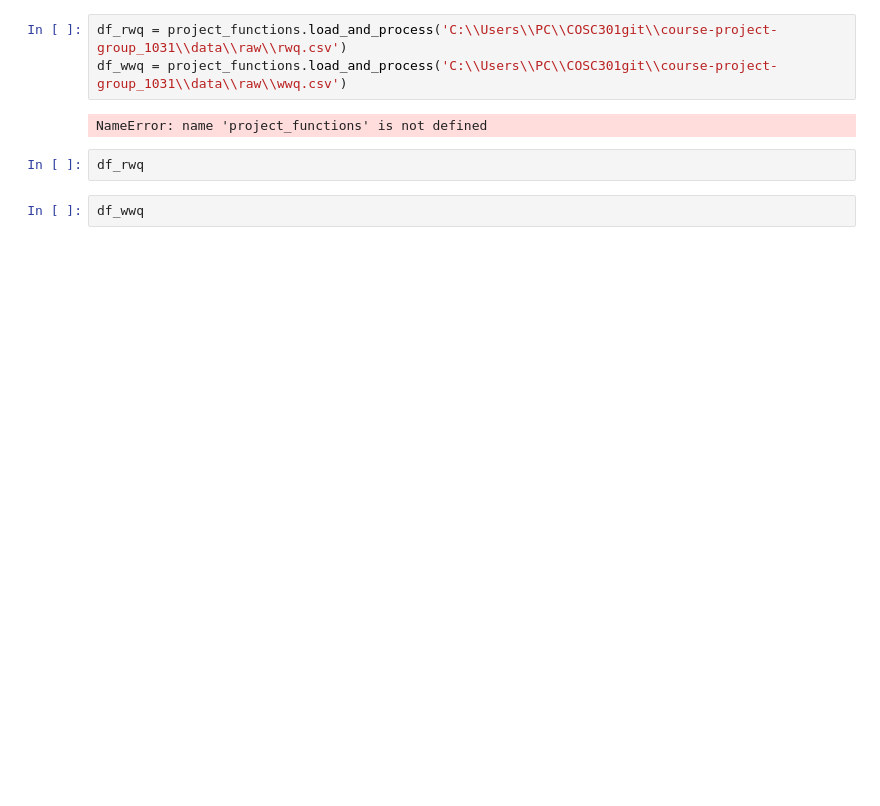
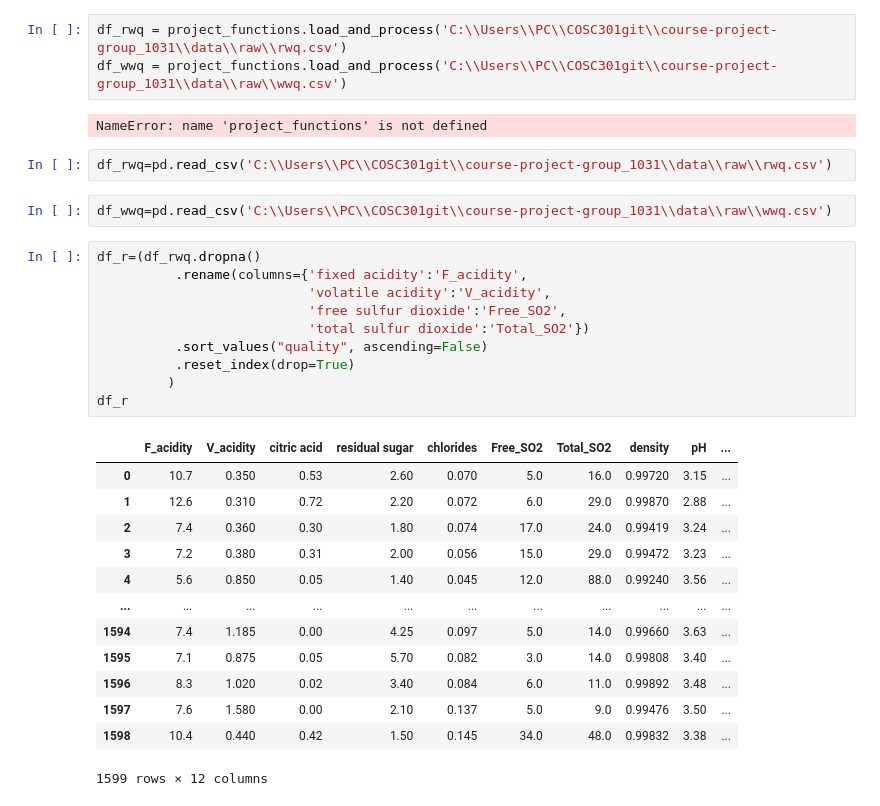
Before and after one commit to data301-2020-winter2/course-project-group_1031, a Jupyter notebook: analysis/Austin/milestone2.ipynb, the cells around one changed output. Drawn from its saved outputs; the diff is of its cells as text; blank space fills up the shorter version.

```diff
--- a/analysis/Austin/milestone2.ipynb
+++ b/analysis/Austin/milestone2.ipynb
@@ -16,7 +16,31 @@ df_rwq = project_functions.load_and_process('C:\\Users\\PC\\COSC301git\\course-p
 df_wwq = project_functions.load_and_process('C:\\Users\\PC\\COSC301git\\course-project-group_1031\\data\\raw\\wwq.csv')
 # %% [output]
 NameError: name 'project_functions' is not defined
-# %%
-df_rwq
-# %%
-df_wwq
+# %%
+df_rwq=pd.read_csv('C:\\Users\\PC\\COSC301git\\course-project-group_1031\\data\\raw\\rwq.csv')
+# %%
+df_wwq=pd.read_csv('C:\\Users\\PC\\COSC301git\\course-project-group_1031\\data\\raw\\wwq.csv')
+# %%
+df_r=(df_rwq.dropna()
+          .rename(columns={'fixed acidity':'F_acidity',
+                           'volatile acidity':'V_acidity',
+                           'free sulfur dioxide':'Free_SO2',
+                           'total sulfur dioxide':'Total_SO2'})
+          .sort_values("quality", ascending=False)
+          .reset_index(drop=True)
+         )
+df_r
+# %% [output]
+|  | F_acidity | V_acidity | citric acid | residual sugar | chlorides | Free_SO2 | Total_SO2 | density | pH | ... |
+| 0 | 10.7 | 0.350 | 0.53 | 2.60 | 0.070 | 5.0 | 16.0 | 0.99720 | 3.15 | ... |
+| 1 | 12.6 | 0.310 | 0.72 | 2.20 | 0.072 | 6.0 | 29.0 | 0.99870 | 2.88 | ... |
+| 2 | 7.4 | 0.360 | 0.30 | 1.80 | 0.074 | 17.0 | 24.0 | 0.99419 | 3.24 | ... |
+| 3 | 7.2 | 0.380 | 0.31 | 2.00 | 0.056 | 15.0 | 29.0 | 0.99472 | 3.23 | ... |
+| 4 | 5.6 | 0.850 | 0.05 | 1.40 | 0.045 | 12.0 | 88.0 | 0.99240 | 3.56 | ... |
+| ... | ... | ... | ... | ... | ... | ... | ... | ... | ... | ... |
+| 1594 | 7.4 | 1.185 | 0.00 | 4.25 | 0.097 | 5.0 | 14.0 | 0.99660 | 3.63 | ... |
+| 1595 | 7.1 | 0.875 | 0.05 | 5.70 | 0.082 | 3.0 | 14.0 | 0.99808 | 3.40 | ... |
+| 1596 | 8.3 | 1.020 | 0.02 | 3.40 | 0.084 | 6.0 | 11.0 | 0.99892 | 3.48 | ... |
+| 1597 | 7.6 | 1.580 | 0.00 | 2.10 | 0.137 | 5.0 | 9.0 | 0.99476 | 3.50 | ... |
+| 1598 | 10.4 | 0.440 | 0.42 | 1.50 | 0.145 | 34.0 | 48.0 | 0.99832 | 3.38 | ... |
+1599 rows × 12 columns
```
Also changed, not shown: parts of 12 cells of this notebook.
